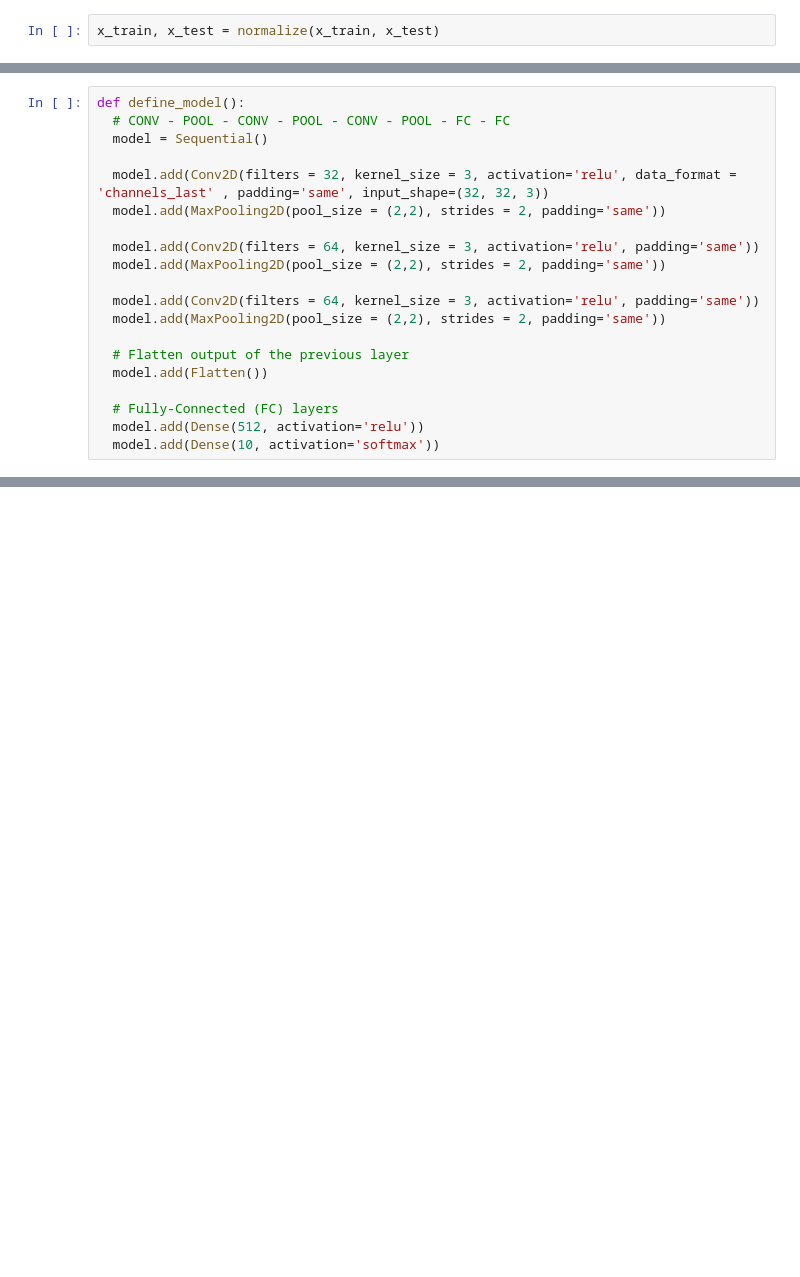
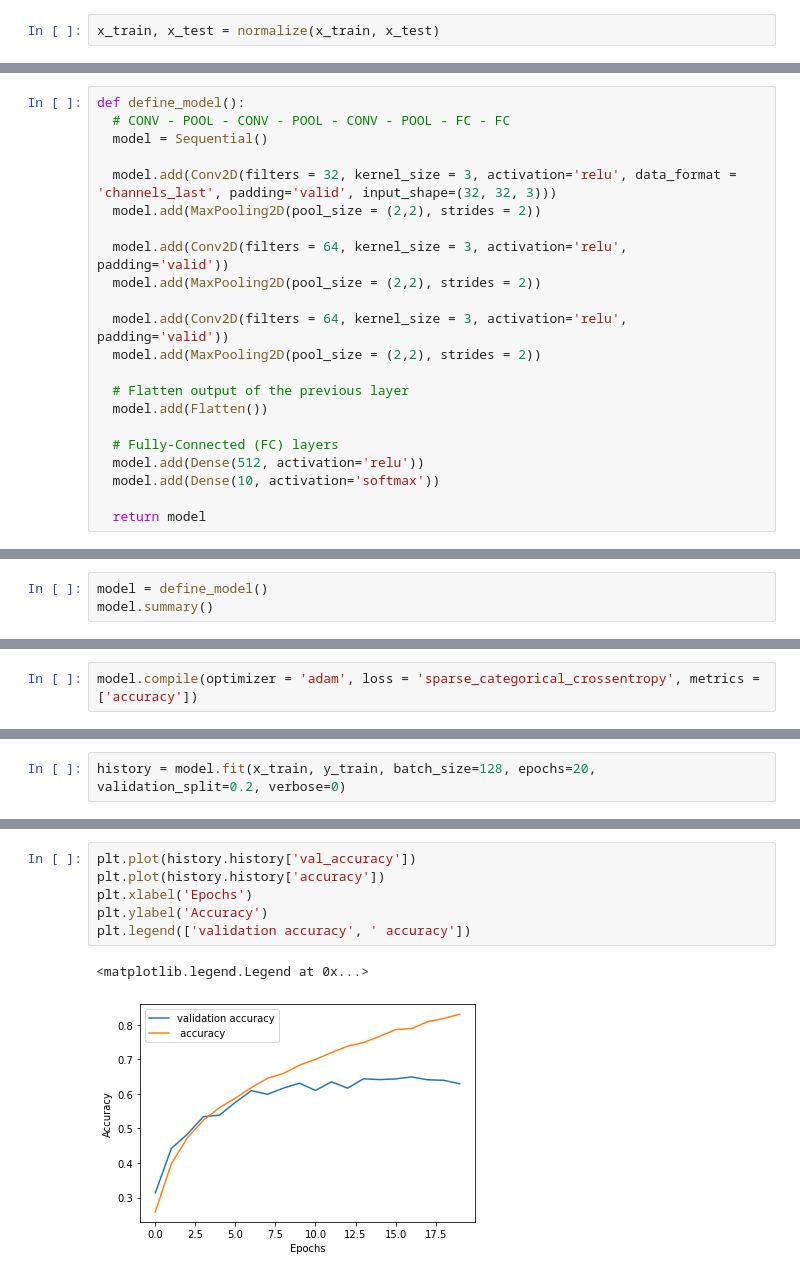
Before and after one commit to m-cheicki/ESILV_Neural_Networks, a Jupyter notebook: CNN_for_CIFAR_10.ipynb, the cells around one changed output, grey strips where cells are left out. Saved outputs shown, nothing was run; the diff lists cells and outputs as text; blank space fills up the shorter version.

Commit message:
✨Feature: Models and their analysis

```diff
--- a/CNN_for_CIFAR_10.ipynb
+++ b/CNN_for_CIFAR_10.ipynb
@@ -87,14 +80,14 @@ def define_model():
   # CONV - POOL - CONV - POOL - CONV - POOL - FC - FC
   model = Sequential()
 
-  model.add(Conv2D(filters = 32, kernel_size = 3, activation='relu', data_format = 'channels_last' , padding='same', input_shape=(32, 32, 3))
-  model.add(MaxPooling2D(pool_size = (2,2), strides = 2, padding='same'))
+  model.add(Conv2D(filters = 32, kernel_size = 3, activation='relu', data_format = 'channels_last', padding='valid', input_shape=(32, 32, 3)))
+  model.add(MaxPooling2D(pool_size = (2,2), strides = 2))
 
-  model.add(Conv2D(filters = 64, kernel_size = 3, activation='relu', padding='same'))
-  model.add(MaxPooling2D(pool_size = (2,2), strides = 2, padding='same'))
+  model.add(Conv2D(filters = 64, kernel_size = 3, activation='relu', padding='valid'))
+  model.add(MaxPooling2D(pool_size = (2,2), strides = 2))
 
-  model.add(Conv2D(filters = 64, kernel_size = 3, activation='relu', padding='same'))
-  model.add(MaxPooling2D(pool_size = (2,2), strides = 2, padding='same'))
+  model.add(Conv2D(filters = 64, kernel_size = 3, activation='relu', padding='valid'))
+  model.add(MaxPooling2D(pool_size = (2,2), strides = 2))
 
   # Flatten output of the previous layer
   model.add(Flatten())
@@ -102,3 +95,5 @@ def define_model():
   # Fully-Connected (FC) layers
   model.add(Dense(512, activation='relu'))
   model.add(Dense(10, activation='softmax'))
+
+  return model
@@ -104,0 +102,3 @@ def define_model():
+# %%
+model = define_model()
+model.summary()
@@ -104,0 +125,2 @@ def define_model():
+# %%
+model.compile(optimizer = 'adam', loss = 'sparse_categorical_crossentropy', metrics = ['accuracy'])
@@ -104,0 +133,2 @@ def define_model():
+# %%
+history = model.fit(x_train, y_train, batch_size=128, epochs=20, validation_split=0.2, verbose=0)
@@ -104,0 +165,9 @@ def define_model():
+# %%
+plt.plot(history.history['val_accuracy'])
+plt.plot(history.history['accuracy'])
+plt.xlabel('Epochs')
+plt.ylabel('Accuracy')
+plt.legend(['validation accuracy', ' accuracy'])
+# %% [output]
+<matplotlib.legend.Legend at 0x...>
+[figure, added]
```
Also changed, not shown: parts of 51 cells of this notebook.
